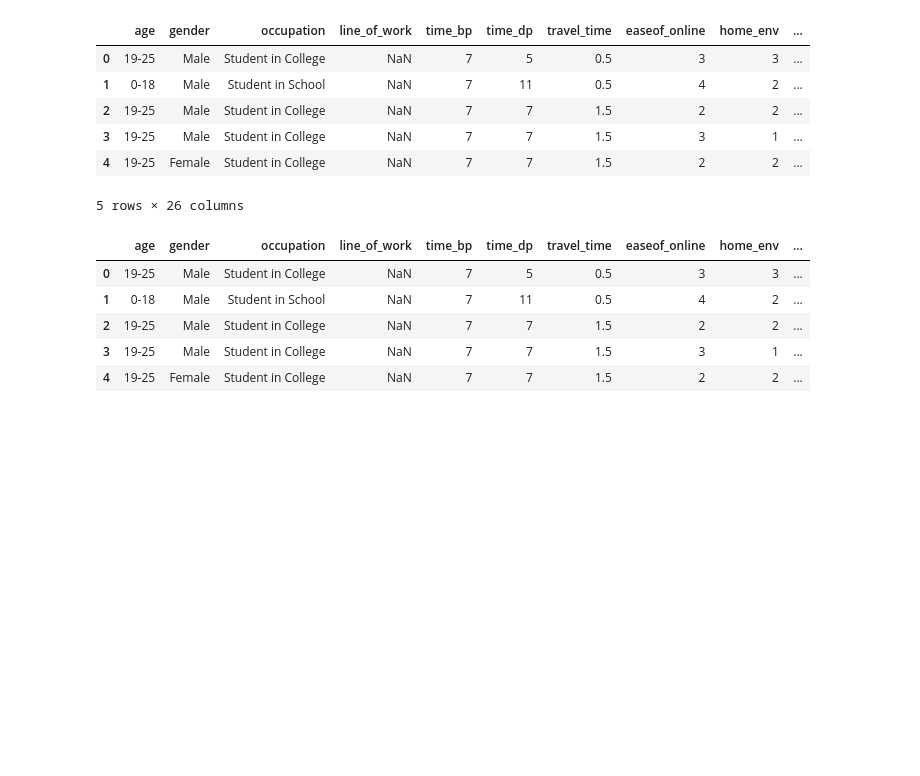
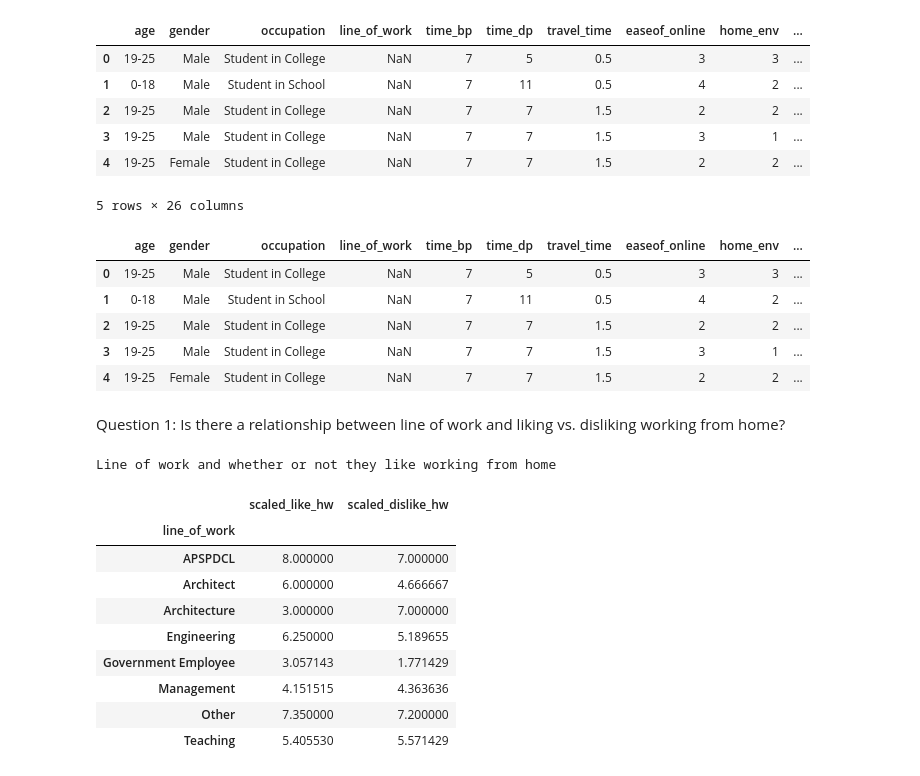
Before and after one commit to AayushiDaliparthi/Project_1_uoft, a Jupyter notebook: MariaQuestion1.ipynb, the cells around one changed output. Cells and saved outputs as stored; diff of their text form; code cells hidden in the pictures; blank space fills up the shorter version.

```diff
--- a/MariaQuestion1.ipynb
+++ b/MariaQuestion1.ipynb
@@ -116,3 +116,5 @@ df.head()
 | 2 | 19-25 | Male | Student in College | NaN | 7 | 7 | 1.5 | 2 | 2 | ... |
 | 3 | 19-25 | Male | Student in College | NaN | 7 | 7 | 1.5 | 3 | 1 | ... |
 | 4 | 19-25 | Female | Student in College | NaN | 7 | 7 | 1.5 | 2 | 2 | ... |
+# %% [markdown]
+Question 1: Is there a relationship between line of work and liking vs. disliking working from home?
@@ -118,0 +124,25 @@ df.head()
+# %%
+#Group data by line of work and calculate the relationships of whether they like hw or not
+hw_work_data = hw_work_data.groupby('line_of_work').mean()
+hw_work_data
+
+hw_work_data_styled = hw_work_data.style.set_caption("Line of work and whether or not they like working from home").set_table_styles([{
+    'selector': 'caption',
+    'props': [
+        ('color', 'white'),
+        ('font-size', '20px')
+    ]
+}]).set_properties(**{'text-align': 'left'})
+hw_work_data_styled
+# %% [output]
+Line of work and whether or not they like working from home
+|  | scaled_like_hw | scaled_dislike_hw |
+| line_of_work |  |  |
+| APSPDCL | 8.000000 | 7.000000 |
+| Architect | 6.000000 | 4.666667 |
+| Architecture | 3.000000 | 7.000000 |
+| Engineering | 6.250000 | 5.189655 |
+| Government Employee | 3.057143 | 1.771429 |
+| Management | 4.151515 | 4.363636 |
+| Other | 7.350000 | 7.200000 |
+| Teaching | 5.405530 | 5.571429 |
```
Also changed, not shown: parts of 4 cells of this notebook, 1 other file.
